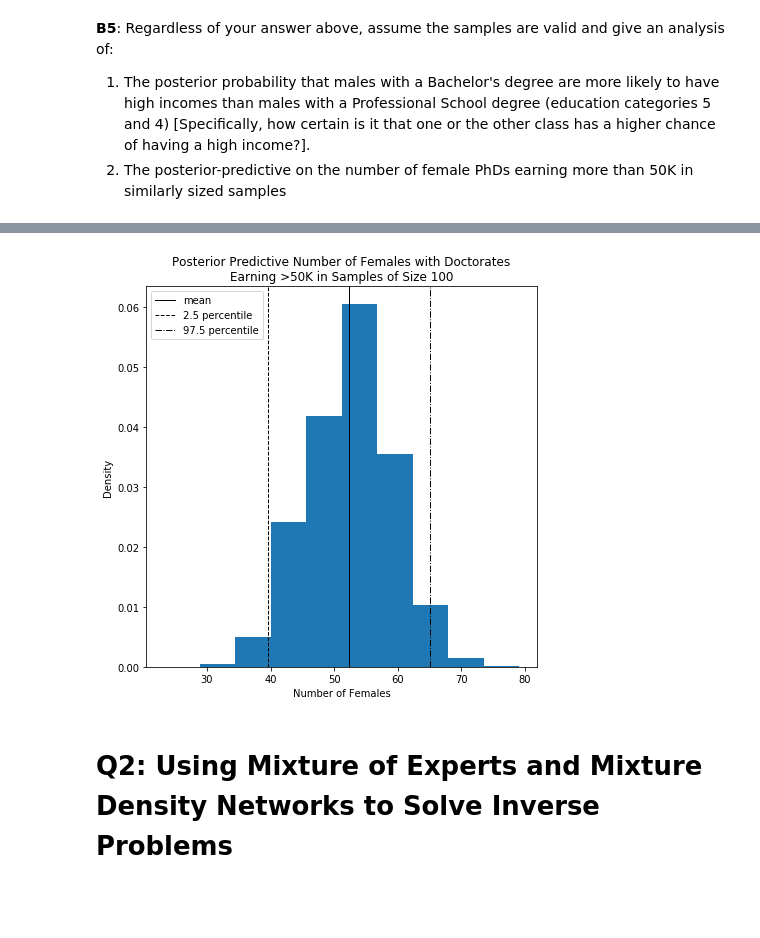
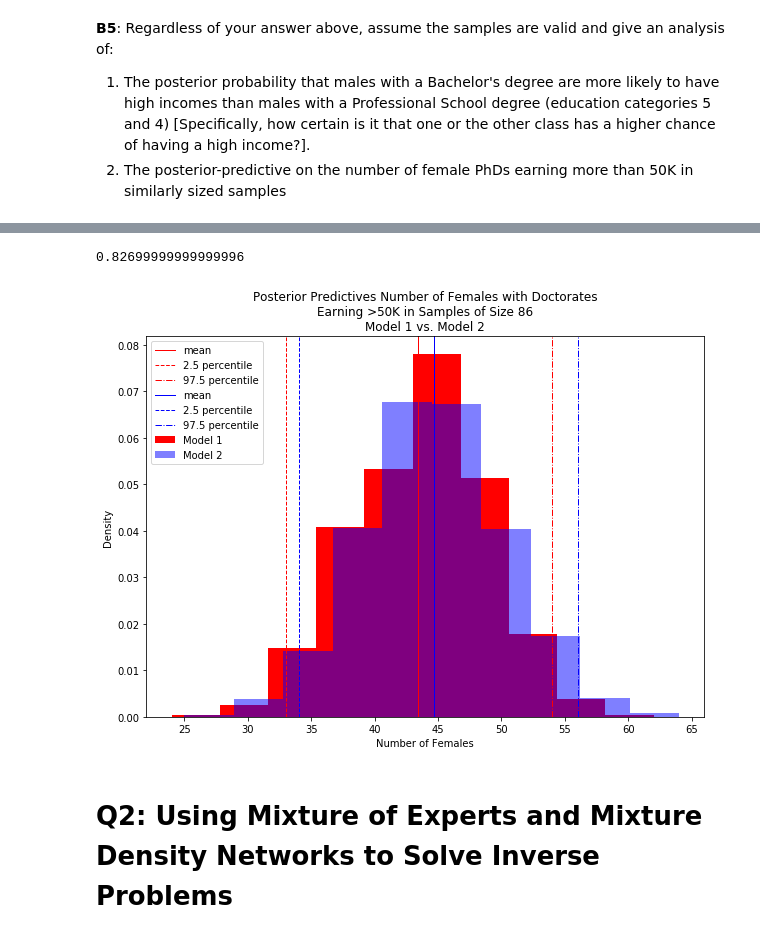
Before and after one commit to chase130101/2018spring, a Jupyter notebook: final/AM207_Final_2018.ipynb, the cells around one changed output, grey strips where cells are left out. Saved outputs shown, nothing was run; the diff lists cells and outputs as text; code cells hidden in the pictures; blank space fills up the shorter version.

```diff
--- a/final/AM207_Final_2018.ipynb
+++ b/final/AM207_Final_2018.ipynb
@@ -382,21 +332,45 @@ Estimated probability that males with Bachelor's degrees are more likely to earn
+# %%
+p50k_cat4_m = expit(logit_50K_educGender_trace2['beta_educ'][:, 3]+logit_50K_educGender_trace2['alpha_educ'][:, 3])
+p50k_cat5_m = expit(logit_50K_educGender_trace2['beta_educ'][:, 4]+logit_50K_educGender_trace2['alpha_educ'][:, 4])
+np.sum(p50k_cat5_m > p50k_cat4_m)/len(p50k_cat5_m)
+# %% [output]
+0.82699999999999996
+# %%
+with logit_earn50K_educGender:
+    postPred_p_earn50K_educGender = pm.sample_ppc(logit_50K_educGender_trace[500:], samples=5000)
+# %%
+with logit_earn50K_educGender2:
+    postPred_p_earn50K_educGender2 = pm.sample_ppc(logit_50K_educGender_trace2[500:], samples=5000)
 # %%
-postPred_cat6_100female = postPred_p_earn50K_educGender2['>50_obs'][:, 12]/dataset.loc[12, 'total']*100
-postPred_cat6_100female_mean = np.mean(postPred_cat6_100female)
-postPred_cat6_100female_025 = np.percentile(postPred_cat6_100female, 2.5)
-postPred_cat6_100female_975 = np.percentile(postPred_cat6_100female, 97.5)
+postPred_cat7_100female2 = postPred_p_earn50K_educGender2['>50_obs'][:, 12]
+postPred_cat7_100female_mean2 = np.mean(postPred_cat7_100female2)
+postPred_cat7_100female_025_2 = np.percentile(postPred_cat7_100female2, 2.5)
+postPred_cat7_100female_975_2 = np.percentile(postPred_cat7_100female2, 97.5)
 
-plt.figure(figsize=(7, 7))
-plt.axvline(postPred_cat6_100female_mean, color='k', linestyle='solid', linewidth=1)
-plt.axvline(postPred_cat6_100female_025, color='k', linestyle='dashed', linewidth=1)
-plt.axvline(postPred_cat6_100female_975, color='k', linestyle='dashdot', linewidth=1)
+postPred_cat7_100female = postPred_p_earn50K_educGender['>50_obs'][:, 12]
+postPred_cat7_100female_mean = np.mean(postPred_cat7_100female)
+postPred_cat7_100female_025 = np.percentile(postPred_cat7_100female, 2.5)
+postPred_cat7_100female_975 = np.percentile(postPred_cat7_100female, 97.5)
+
+
+
+plt.figure(figsize=(10, 7))
+plt.axvline(postPred_cat7_100female_mean, color='red', linestyle='solid', linewidth=1, label='mean')
+plt.axvline(postPred_cat7_100female_025, color='red', linestyle='dashed', linewidth=1, label='2.5 percentile')
+plt.axvline(postPred_cat7_100female_975, color='red', linestyle='dashdot', linewidth=1, label='97.5 percentile')
+plt.axvline(postPred_cat7_100female_mean2, color='blue', linestyle='solid', linewidth=1, label='mean')
+plt.axvline(postPred_cat7_100female_025_2, color='blue', linestyle='dashed', linewidth=1, label='2.5 percentile')
+plt.axvline(postPred_cat7_100female_975_2, color='blue', linestyle='dashdot', linewidth=1, label='97.5 percentile')
 plt.legend(loc='upper left', labels = ['mean', '2.5 percentile', '97.5 percentile'])
-plt.hist(postPred_cat6_100female, density=True)
+plt.hist(postPred_cat7_100female, density=True, color='red', label='Model 1')
+plt.hist(postPred_cat7_100female2, density=True, color='blue', alpha=0.5, label='Model 2')
+plt.legend(loc='upper left')
 plt.xlabel('Number of Females')
 plt.ylabel('Density')
-plt.title('Posterior Predictive Number of Females with Doctorates\nEarning >50K in Samples of Size 100')
+plt.title('Posterior Predictives Number of Females with Doctorates\nEarning >50K in Samples of Size 86\nModel 1 vs. Model 2')
 plt.show()
 # %% [output]
-[figure, old version]
+[figure, new version]
 # %% [markdown]
 # Q2: Using Mixture of Experts and Mixture Density Networks to Solve Inverse Problems
 # %% [markdown]
```
Also changed, not shown: parts of 4 cells of this notebook.
